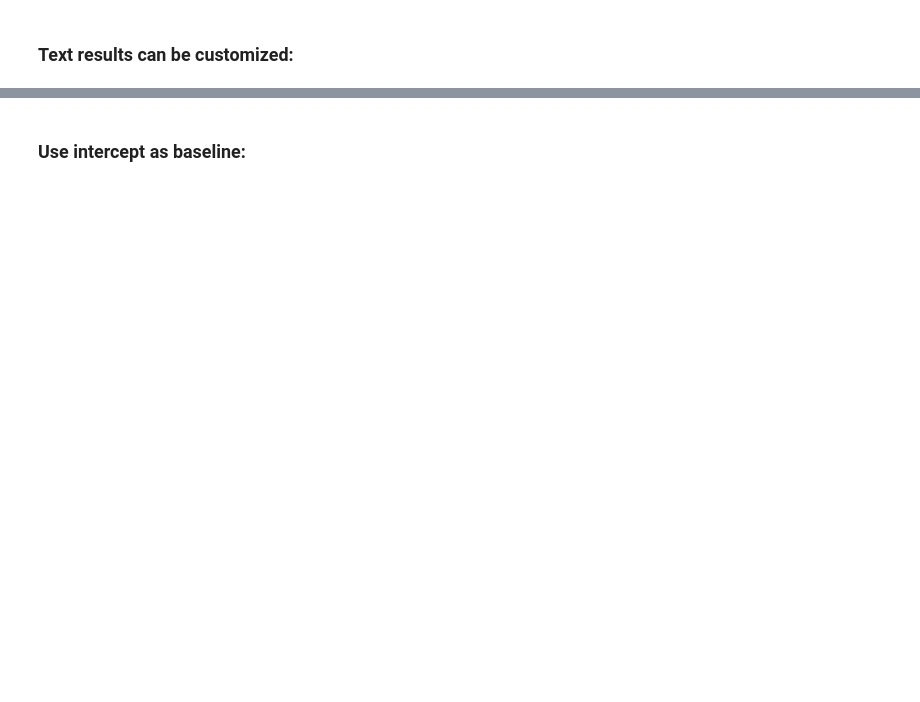
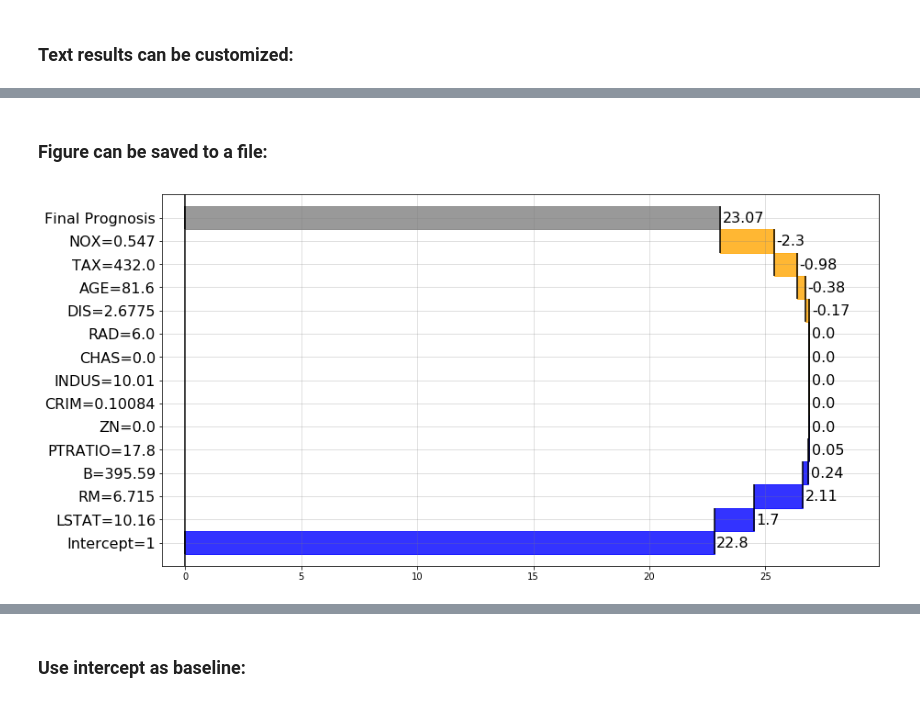
Before and after one commit to MI2DataLab/pyBreakDown, a Jupyter notebook: README.ipynb, the cells around one changed output, grey strips where cells are left out. Drawn from its saved outputs; the diff is of its cells as text; code cells hidden in the pictures; blank space fills up the shorter version.

```diff
--- a/README.ipynb
+++ b/README.ipynb
@@ -76,0 +80,6 @@ Baseline = 0
+# %% [markdown]
+### Figure can be saved to a file:
+# %%
+exp.visualize(filename="fig.png",dpi=90)
+# %% [output]
+[figure, added]
```
Also changed, not shown: parts of 20 cells of this notebook, 1 other file.
